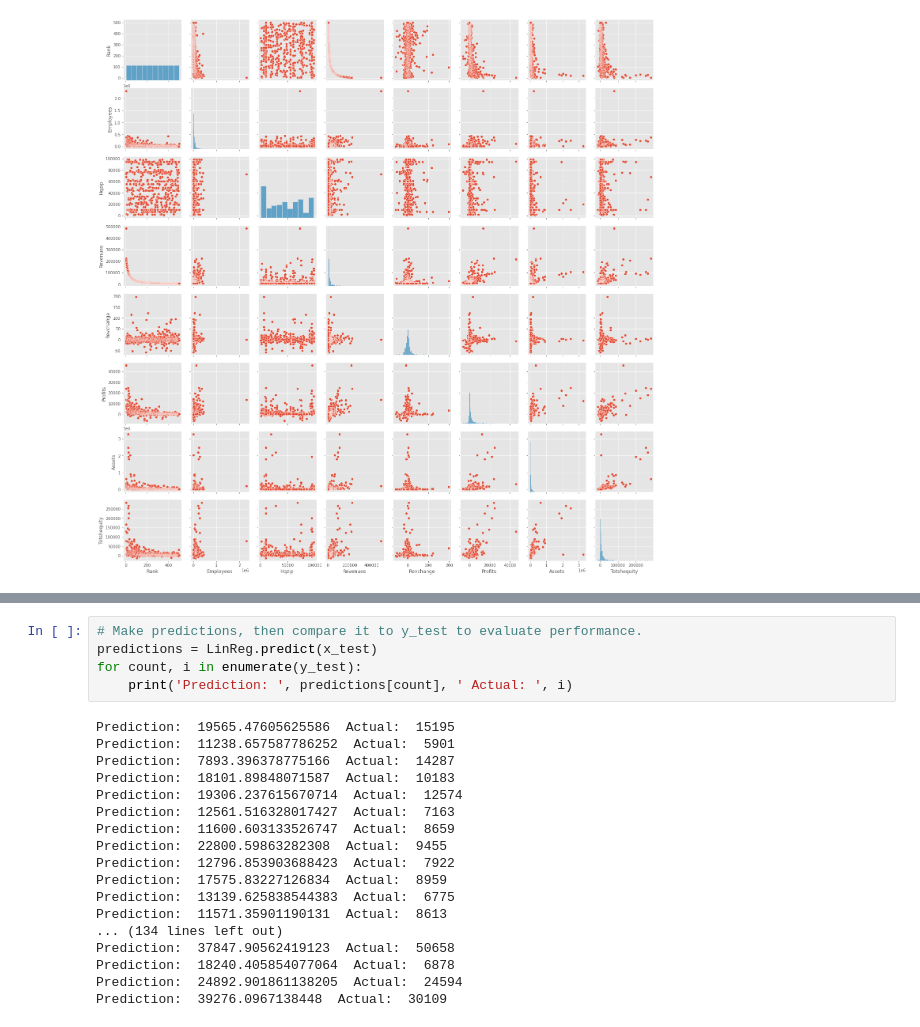
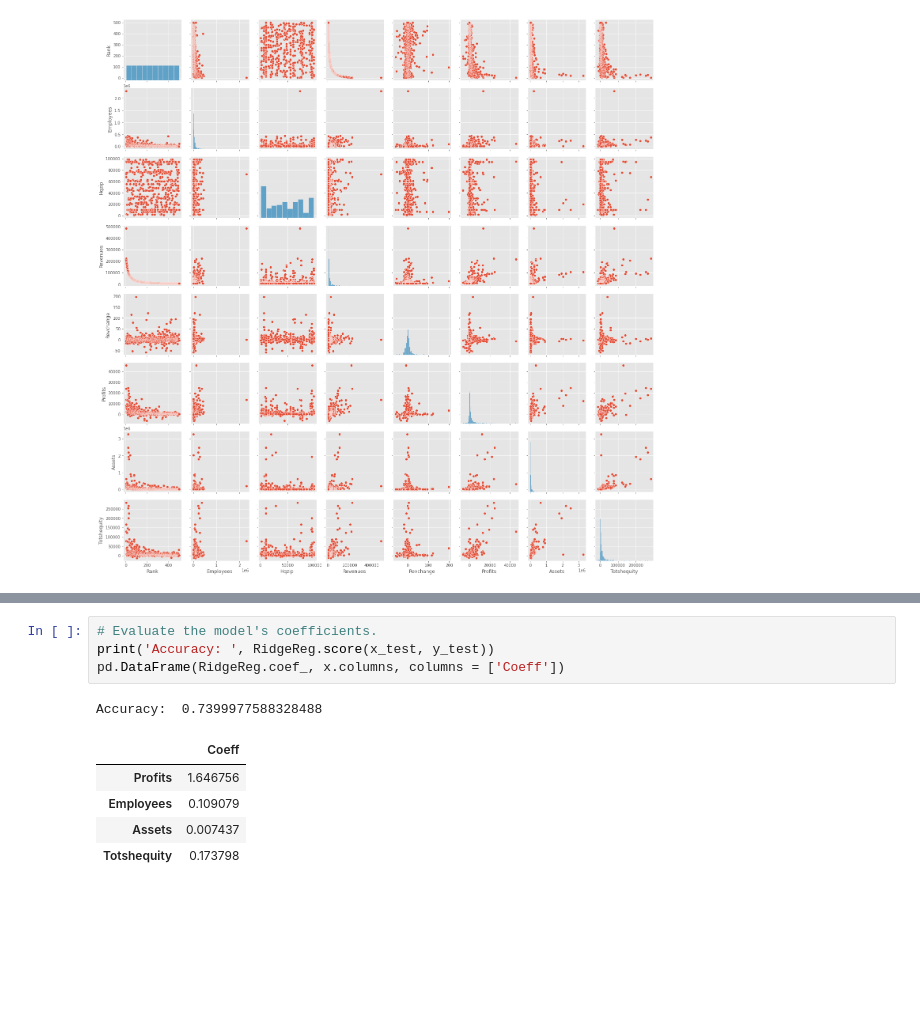
Before and after one commit to sorinburghiu2323/LearningFromData, a Jupyter notebook: fortune_500.ipynb, the cells around one changed output, grey strips where cells are left out. Saved outputs shown, nothing was run; the diff lists cells and outputs as text; blank space fills up the shorter version.

```diff
--- a/fortune_500.ipynb
+++ b/fortune_500.ipynb
@@ -101,24 +99,12 @@ Coefficients:  [2.80899454 0.1575177  0.00390356 0.34680057]
-# %%
-# Make predictions, then compare it to y_test to evaluate performance.
-predictions = LinReg.predict(x_test)
-for count, i in enumerate(y_test):
-    print('Prediction: ', predictions[count], ' Actual: ', i)
-# %% [output]
-Prediction:  19565.47605625586  Actual:  15195
-Prediction:  11238.657587786252  Actual:  5901
-Prediction:  7893.396378775166  Actual:  14287
-Prediction:  18101.89848071587  Actual:  10183
-Prediction:  19306.237615670714  Actual:  12574
-Prediction:  12561.516328017427  Actual:  7163
-Prediction:  11600.603133526747  Actual:  8659
-Prediction:  22800.59863282308  Actual:  9455
-Prediction:  12796.853903688423  Actual:  7922
-Prediction:  17575.83227126834  Actual:  8959
-Prediction:  13139.625838544383  Actual:  6775
-Prediction:  11571.35901190131  Actual:  8613
-... (134 lines left out)
-Prediction:  37847.90562419123  Actual:  50658
-Prediction:  18240.405854077064  Actual:  6878
-Prediction:  24892.901861138205  Actual:  24594
-Prediction:  39276.0967138448  Actual:  30109
+# %%
+# Evaluate the model's coefficients.
+print('Accuracy: ', RidgeReg.score(x_test, y_test))
+pd.DataFrame(RidgeReg.coef_, x.columns, columns = ['Coeff'])
+# %% [output]
+Accuracy:  0.7399977588328488
+|  | Coeff |
+| Profits | 1.646756 |
+| Employees | 0.109079 |
+| Assets | 0.007437 |
+| Totshequity | 0.173798 |
 # %%
```
Also changed, not shown: parts of 11 cells of this notebook, 4 other files.
